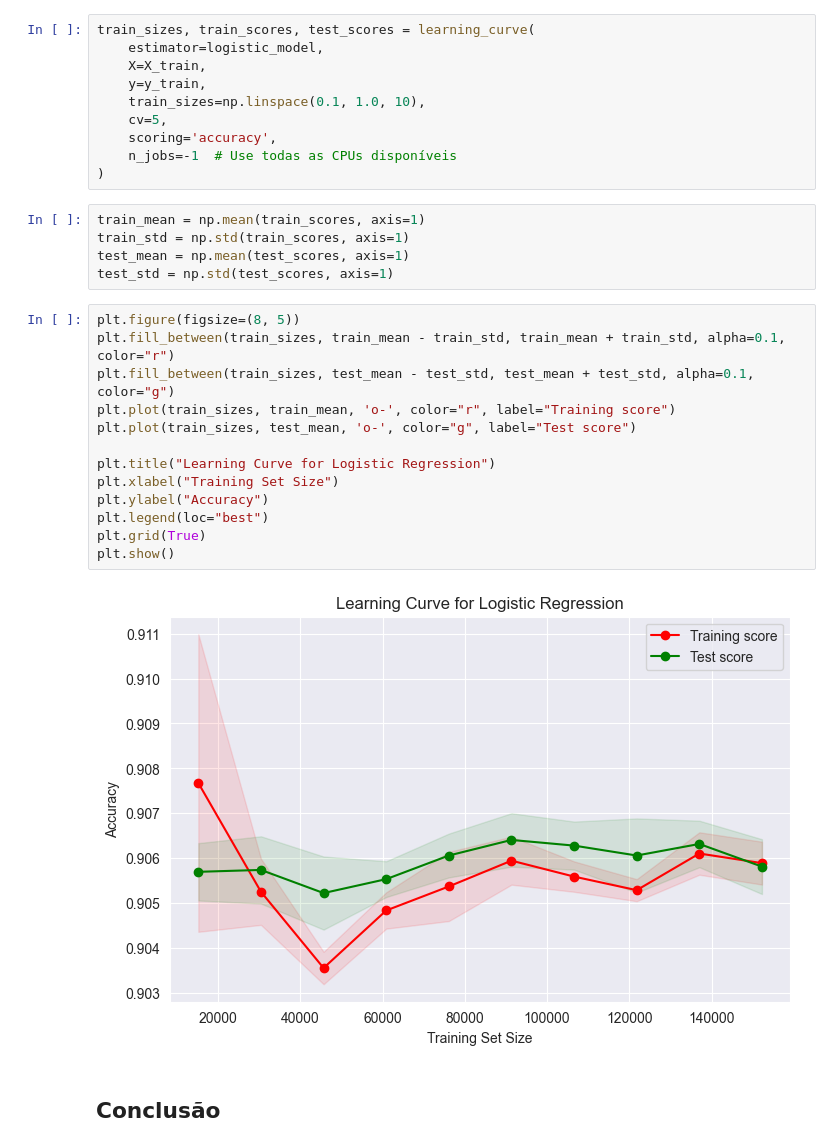
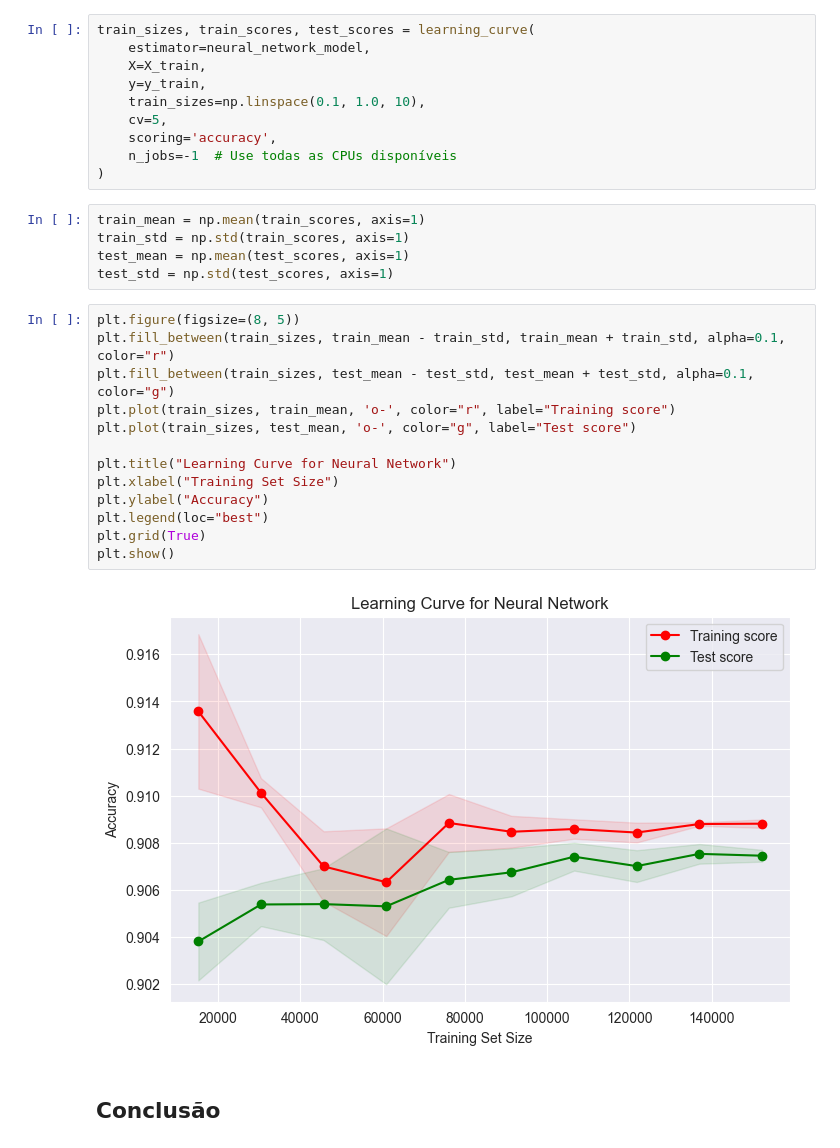
Before and after one commit to talesnobre/Trainees2, a Jupyter notebook: Notebook 4/Aula_Conceitos_ML.ipynb, the cells around one changed output. Cells and saved outputs as stored; diff of their text form.

```diff
--- a/Notebook 4/Aula_Conceitos_ML.ipynb
+++ b/Notebook 4/Aula_Conceitos_ML.ipynb
@@ -339,7 +346,7 @@ plt.show()
 [figure]
 # %%
 train_sizes, train_scores, test_scores = learning_curve(
-    estimator=logistic_model,
+    estimator=neural_network_model,
     X=X_train,
     y=y_train,
     train_sizes=np.linspace(0.1, 1.0, 10),
@@ -355,18 +362,18 @@ test_std = np.std(test_scores, axis=1)
 # %%
 plt.figure(figsize=(8, 5))
 plt.fill_between(train_sizes, train_mean - train_std, train_mean + train_std, alpha=0.1, color="r")
 plt.fill_between(train_sizes, test_mean - test_std, test_mean + test_std, alpha=0.1, color="g")
 plt.plot(train_sizes, train_mean, 'o-', color="r", label="Training score")
 plt.plot(train_sizes, test_mean, 'o-', color="g", label="Test score")
 
-plt.title("Learning Curve for Logistic Regression")
+plt.title("Learning Curve for Neural Network")
 plt.xlabel("Training Set Size")
 plt.ylabel("Accuracy")
 plt.legend(loc="best")
 plt.grid(True)
 plt.show()
 # %% [output]
-[figure, old version]
+[figure, new version]
 # %% [markdown]
 ## Conclusão
 # %%
```
Also changed, not shown: parts of 35 cells of this notebook.
